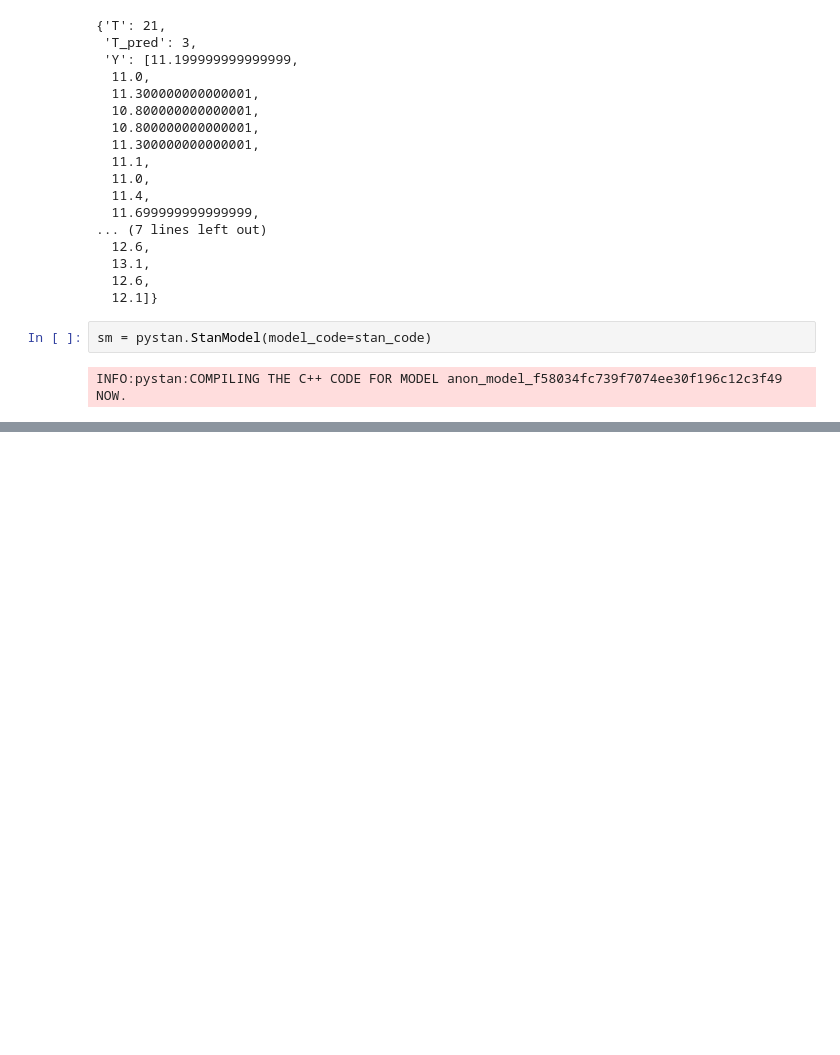
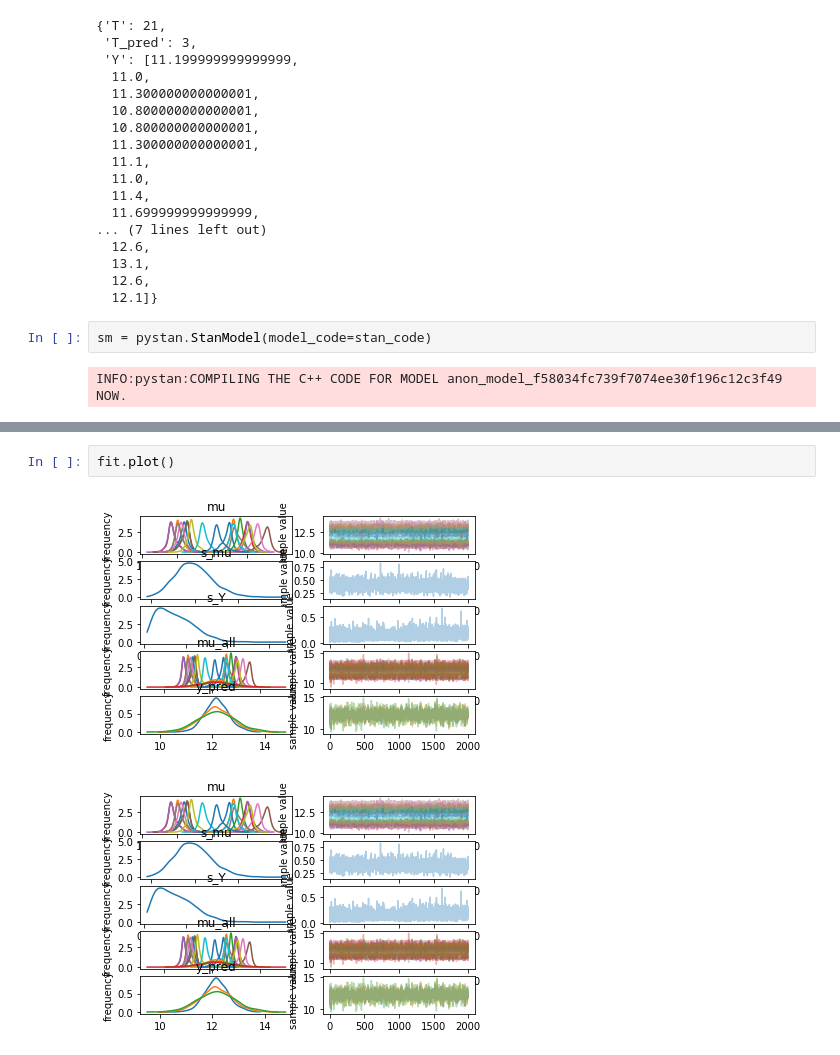
Before and after one commit to watanta/BeyesModeling_with_PyStan, a Jupyter notebook: chap.12.ipynb, the cells around one changed output, grey strips where cells are left out. Drawn from its saved outputs; the diff is of its cells as text; blank space fills up the shorter version.

```diff
--- a/chap.12.ipynb
+++ b/chap.12.ipynb
@@ -94,0 +141,5 @@ RuntimeError: Exception: Don't do this  (in 'unkown file name' at line 15)
+# %%
+fit.plot()
+# %% [output]
+[figure, added]
+[figure, added]
```
Also changed, not shown: parts of 23 cells of this notebook, 3 other files.
